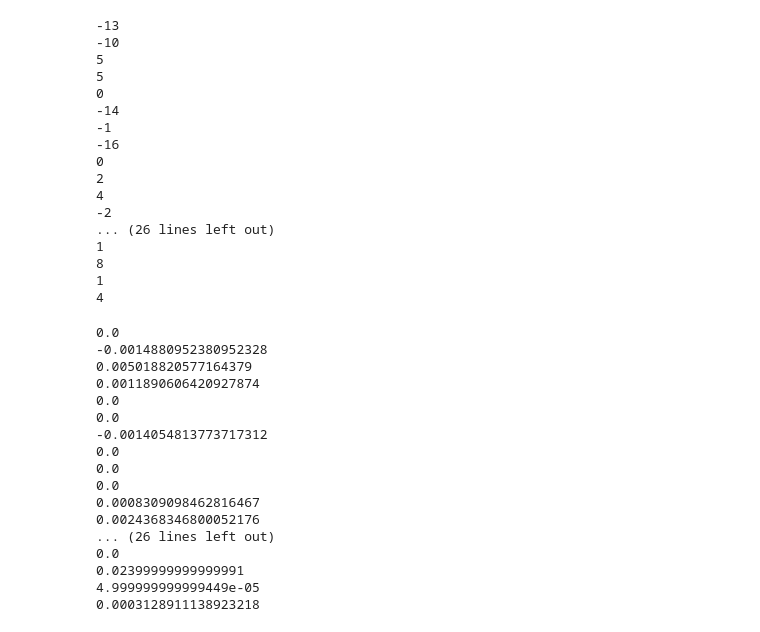
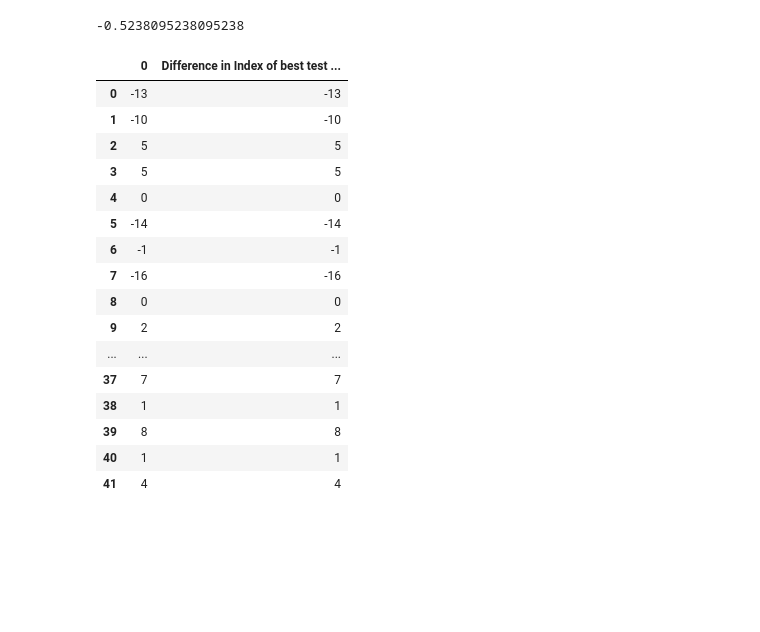
Before and after one commit to aaj2146/AutoML, a Jupyter notebook: KDE_v_UNI/perf_test_kde_v_uni.ipynb, the cells around one changed output. Saved outputs shown, nothing was run; the diff lists cells and outputs as text; code cells hidden in the pictures; blank space fills up the shorter version.

```diff
--- a/KDE_v_UNI/perf_test_kde_v_uni.ipynb
+++ b/KDE_v_UNI/perf_test_kde_v_uni.ipynb
@@ -52,46 +52,10 @@ for task_no in task_ids:
 #index diff = k_i -u_i and perf diff = k_s - u_s
 indices = []
 for item in results:
-    print (item['index_diff'])
+    #print (item['index_diff'])
     indices.append(item['index_diff'])
-# %% [output]
--13
--10
-5
-5
-0
--14
--1
--16
-0
-2
-4
--2
-... (26 lines left out)
-1
-8
-1
-4
 # %%
 perf = []
 for item in results:
-    print (item['perf_diff'])
+    #print (item['perf_diff'])
     perf.append(item['perf_diff'])
-# %% [output]
-0.0
--0.0014880952380952328
-0.005018820577164379
-0.0011890606420927874
-0.0
-0.0
--0.0014054813773717312
-0.0
-0.0
-0.0
-0.0008309098462816467
-0.0024368346800052176
-... (26 lines left out)
-0.0
-0.02399999999999991
-4.999999999999449e-05
-0.0003128911138923218
@@ -98,3 +65,27 @@ for item in results:
+# %%
+np.mean(indices["Difference in Index of best test accuracy (kernel - uniform)"].values)
+# %% [output]
+-0.5238095238095238
+# %%
+indices
+# %% [output]
+|  | 0 | Difference in Index of best test ... |
+| 0 | -13 | -13 |
+| 1 | -10 | -10 |
+| 2 | 5 | 5 |
+| 3 | 5 | 5 |
+| 4 | 0 | 0 |
+| 5 | -14 | -14 |
+| 6 | -1 | -1 |
+| 7 | -16 | -16 |
+| 8 | 0 | 0 |
+| 9 | 2 | 2 |
+| ... | ... | ... |
+| 37 | 7 | 7 |
+| 38 | 1 | 1 |
+| 39 | 8 | 8 |
+| 40 | 1 | 1 |
+| 41 | 4 | 4 |
 # %%
 np.mean(indices)
 # %% [output]
```
Also changed, not shown: parts of 14 cells of this notebook, 3 other files.
